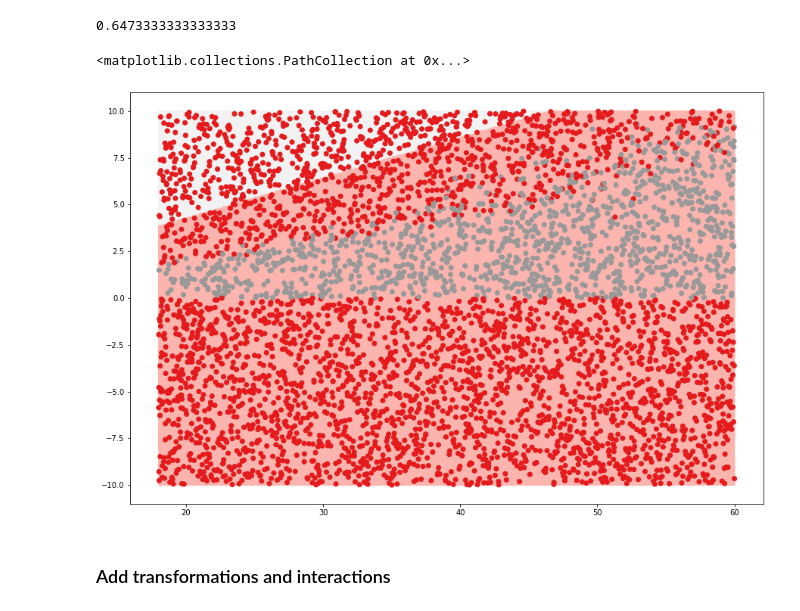
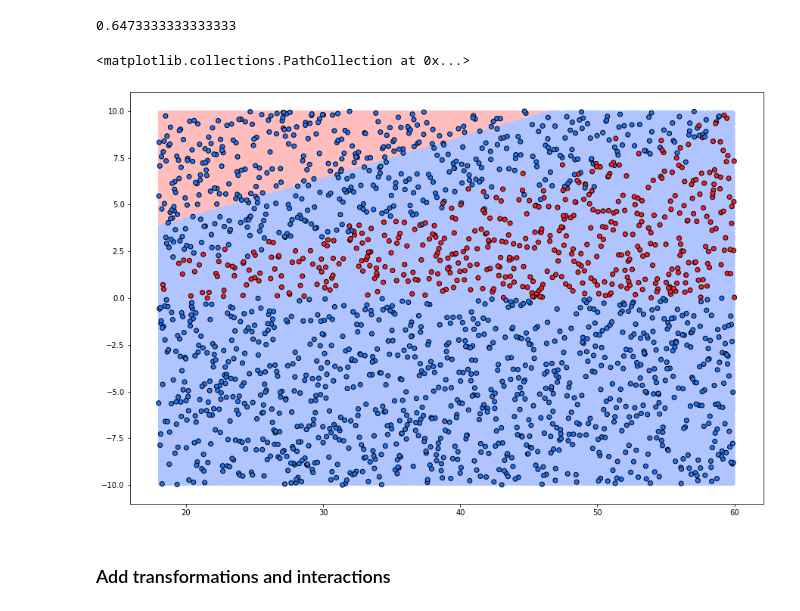
Before and after one commit to conorosully/deep-learning, a Jupyter notebook: src/Feature Engineering.ipynb, the cells around one changed output. Saved outputs shown, nothing was run; the diff lists cells and outputs as text; code cells hidden in the pictures.

```diff
--- a/src/Feature Engineering.ipynb
+++ b/src/Feature Engineering.ipynb
@@ -90,21 +103,24 @@ performance     0.1143      0.007     16.046      0.000       0.100       0.128
 # %%
 n_points = 1000000 #use many point to visualise decision boundry
 
 age_db = np.linspace(18,60,n_points)
 np.random.shuffle(age_db)
 performance_db= np.linspace(-10,10,n_points)
 np.random.shuffle(performance_db)
 
 data_db = pd.DataFrame({'age':age_db,'performance':performance_db})
 y_db = [round(p) for p in model.predict(data_db)]
 
 fig, ax = plt.subplots( nrows=1, ncols=1,figsize=(15,10))
 
-plt.scatter(data_db['age'],data_db['performance'],c=y_db,cmap='Pastel1',s=1)#descision boundry
-plt.scatter(data['age'],data['performance'],c=data['y'],cmap='Set1')
+colour_db = ['#b0c4ff' if y == 0 else '#ffbdbd' for y in y_db]
+plt.scatter(data_db['age'],data_db['performance'],c=colour_db,s=1)#descision boundry
+
+colour = ['#2176ff' if y == 0 else '#ff2121' for y in data['y']]
+plt.scatter(data['age'],data['performance'],c=colour,edgecolors='#000000')
 # %% [output]
 <matplotlib.collections.PathCollection at 0x...>
-[figure, old version]
+[figure, new version]
 # %%
 y_db = np.around(log_model.predict(plot_data))
 
```
Also changed, not shown: parts of 6 cells of this notebook.
